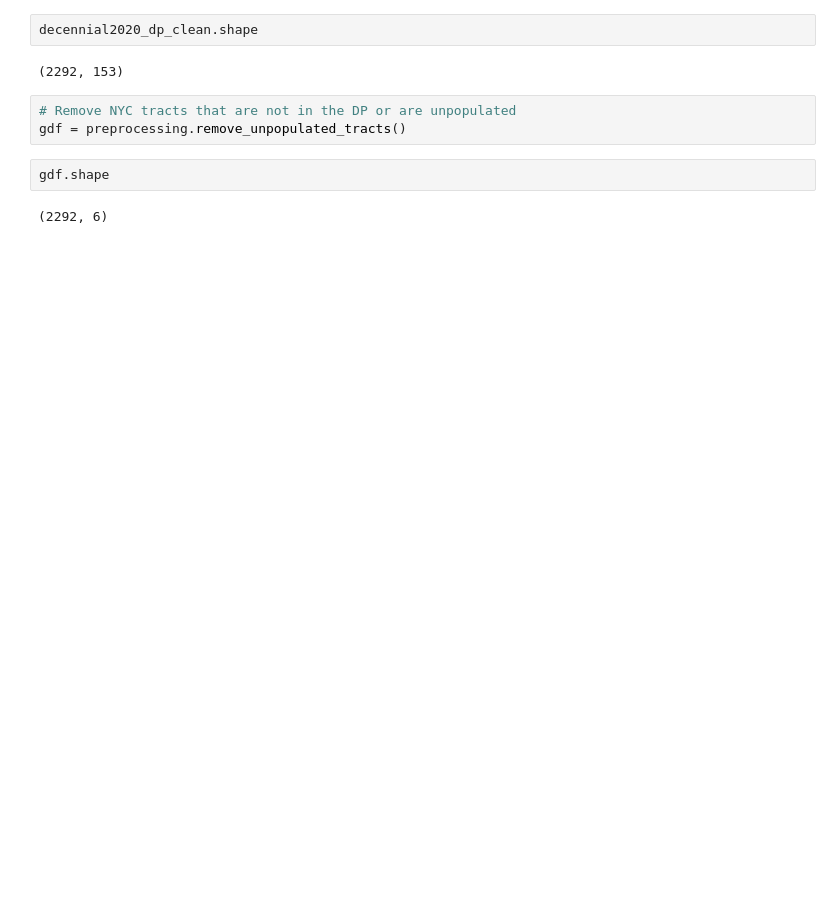
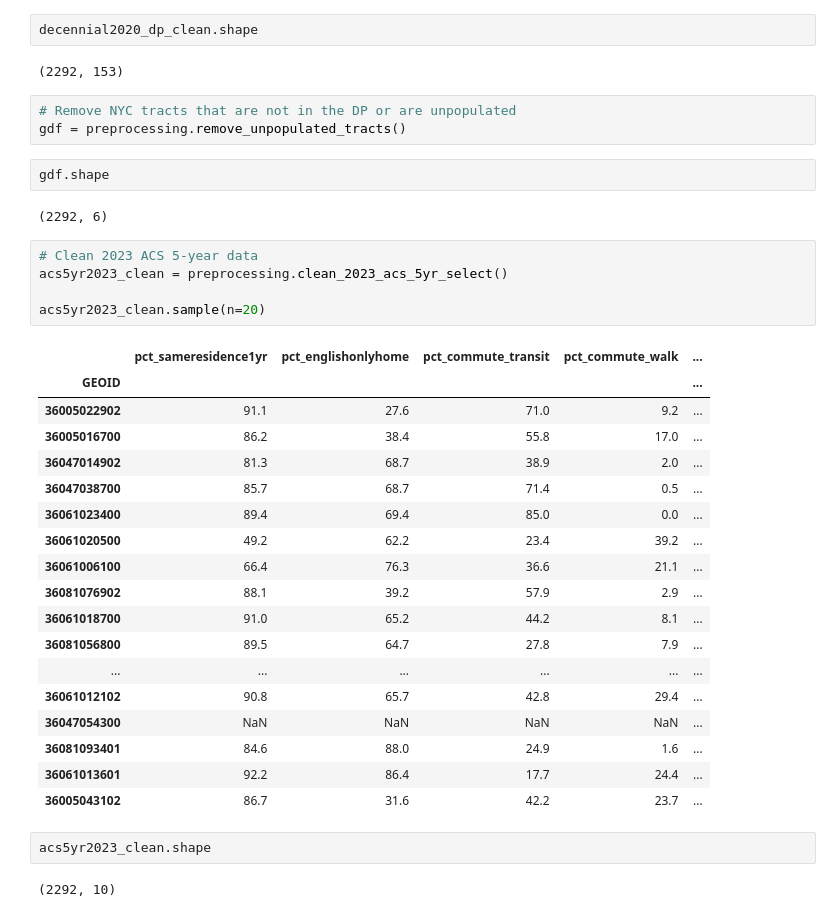
Before and after one commit to dylan-j-young/nyc-community-clustering, a Jupyter notebook: notebooks/00_preprocessing.ipynb, the cells around one changed output. Saved outputs shown, nothing was run; the diff lists cells and outputs as text; blank space fills up the shorter version.

Commit message:
Can now fetch and clean some ACS 2023 data

```diff
--- a/notebooks/00_preprocessing.ipynb
+++ b/notebooks/00_preprocessing.ipynb
@@ -68,3 +75,31 @@ gdf = preprocessing.remove_unpopulated_tracts()
 gdf.shape
 # %% [output]
 (2292, 6)
+# %%
+# Clean 2023 ACS 5-year data
+acs5yr2023_clean = preprocessing.clean_2023_acs_5yr_select()
+
+acs5yr2023_clean.sample(n=20)
+# %% [output]
+|  | pct_sameresidence1yr | pct_englishonlyhome | pct_commute_transit | pct_commute_walk | ... |
+| GEOID |  |  |  |  | ... |
+| 36005022902 | 91.1 | 27.6 | 71.0 | 9.2 | ... |
+| 36005016700 | 86.2 | 38.4 | 55.8 | 17.0 | ... |
+| 36047014902 | 81.3 | 68.7 | 38.9 | 2.0 | ... |
+| 36047038700 | 85.7 | 68.7 | 71.4 | 0.5 | ... |
+| 36061023400 | 89.4 | 69.4 | 85.0 | 0.0 | ... |
+| 36061020500 | 49.2 | 62.2 | 23.4 | 39.2 | ... |
+| 36061006100 | 66.4 | 76.3 | 36.6 | 21.1 | ... |
+| 36081076902 | 88.1 | 39.2 | 57.9 | 2.9 | ... |
+| 36061018700 | 91.0 | 65.2 | 44.2 | 8.1 | ... |
+| 36081056800 | 89.5 | 64.7 | 27.8 | 7.9 | ... |
+| ... | ... | ... | ... | ... | ... |
+| 36061012102 | 90.8 | 65.7 | 42.8 | 29.4 | ... |
+| 36047054300 | NaN | NaN | NaN | NaN | ... |
+| 36081093401 | 84.6 | 88.0 | 24.9 | 1.6 | ... |
+| 36061013601 | 92.2 | 86.4 | 17.7 | 24.4 | ... |
+| 36005043102 | 86.7 | 31.6 | 42.2 | 23.7 | ... |
+# %%
+acs5yr2023_clean.shape
+# %% [output]
+(2292, 10)
```
Also changed, not shown: parts of 2 cells of this notebook, 3 other files.
